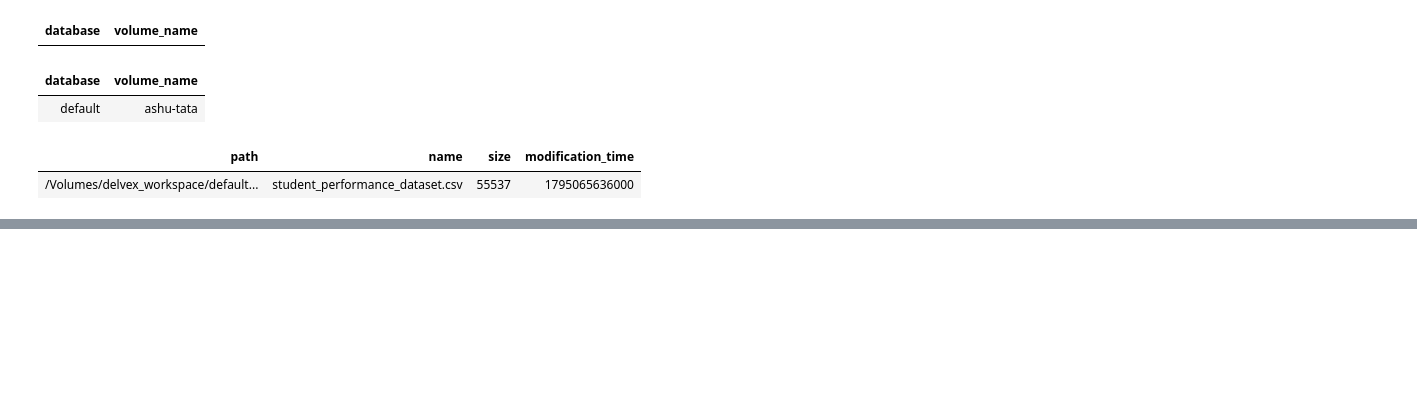
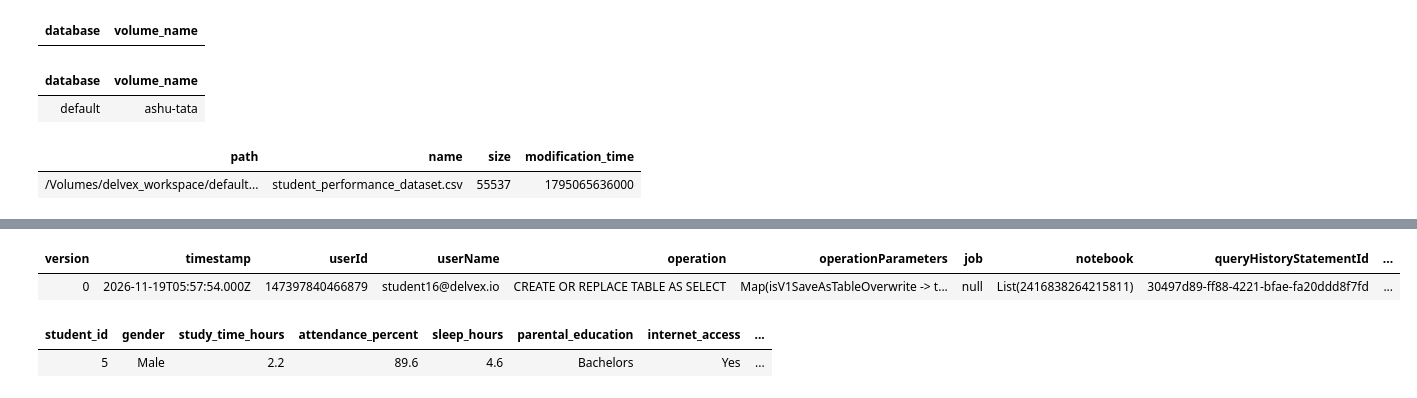
Before and after one commit to redashu/Databricks_TataTech_16thNov2026, a Jupyter notebook: day3/day3-notebook-ashu.ipynb, the cells around one changed output, grey strips where cells are left out. Cells and saved outputs as stored; diff of their text form; code cells hidden in the pictures; blank space fills up the shorter version.

```diff
--- a/day3/day3-notebook-ashu.ipynb
+++ b/day3/day3-notebook-ashu.ipynb
@@ -32,0 +69,17 @@ LIST '/Volumes/delvex_workspace/default/ashu-tata'
+# %%
+%sql
+DESCRIBE HISTORY student_performance;
+# %% [output]
+| version | timestamp | userId | userName | operation | operationParameters | job | notebook | queryHistoryStatementId | ... |
+| 0 | 2026-11-19T05:57:54.000Z | 147397840466879 | student16@delvex.io | CREATE OR REPLACE TABLE AS SELECT | Map(isV1SaveAsTableOverwrite -> t... | null | List(2416838264215811) | 30497d89-ff88-4221-bfae-fa20ddd8f7fd | ... |
+# %%
+%sql
+update student_performance
+set final_exam_score = 89.3
+ where student_id = 5;
+
+select * from student_performance
+where student_id = 5
+# %% [output]
+| student_id | gender | study_time_hours | attendance_percent | sleep_hours | parental_education | internet_access | ... |
+| 5 | Male | 2.2 | 89.6 | 4.6 | Bachelors | Yes | ... |
```
Also changed, not shown: parts of 5 cells of this notebook.
